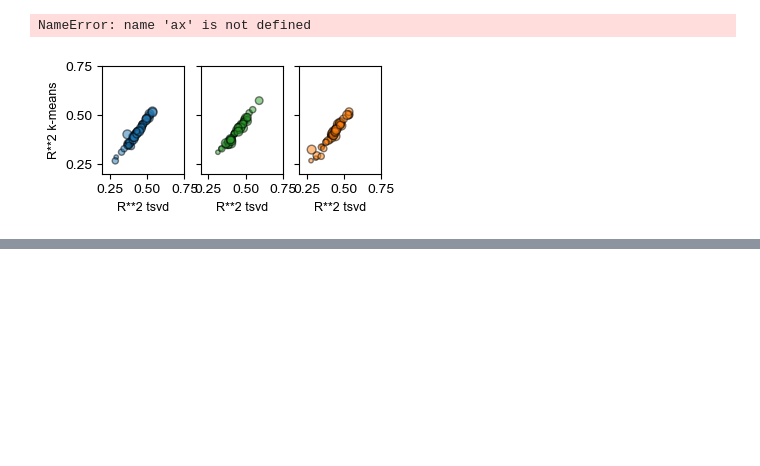
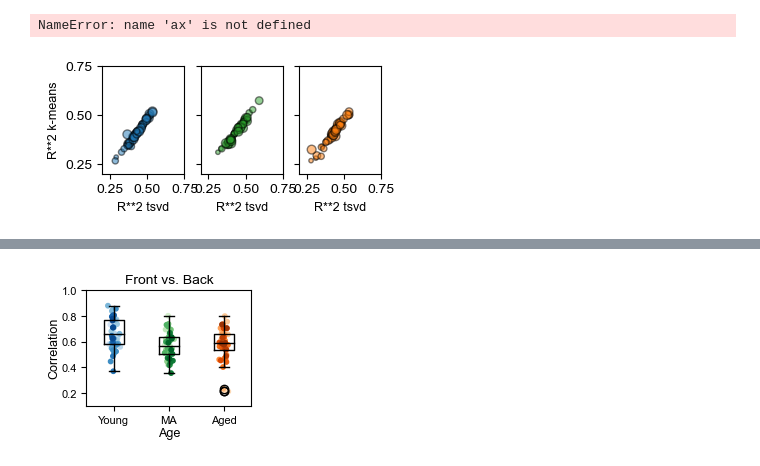
Before and after one commit to GiocomoLab/Herber2024, a Jupyter notebook: Figure S5.ipynb, the cells around one changed output, grey strips where cells are left out. Cells and saved outputs as stored; diff of their text form; code cells hidden in the pictures; blank space fills up the shorter version.

```diff
--- a/Figure S5.ipynb
+++ b/Figure S5.ipynb
@@ -1912,0 +2380,46 @@ p_grid_sessionyva = 0.27500702517903497
+# %%
+''' Plot Figure S5J'''
+
+nan_idx10grid = np.where((gridmultimapsesh.astype(bool) == 0))[0]
+
+# Adjust y_sind, ma_sind, age_sind for subsequent plots
+y_sind10grid = np.setdiff1d(y_sind, nan_idx10grid)
+ma_sind10grid = np.setdiff1d(ma_sind, nan_idx10grid)
+age_sind10grid = np.setdiff1d(age_sind, nan_idx10grid)
+
+# Adjust colormaps for grid plots
+yidx = []
+maidx = []
+aidx = []
+for i in nan_idx10grid:
+    yidx = np.append(yidx, np.where(y_sind == i)[0].astype(int))
+    maidx = np.append(maidx, np.where(ma_sind == i)[0].astype(int))
+    aidx = np.append(aidx, np.where(age_sind == i)[0].astype(int))
+
+col_session_young10grid = np.delete(col_session_young, list(yidx.astype(int)), axis = 0)
+col_session_ma10grid = np.delete(col_session_MA, list(maidx.astype(int)), axis = 0)
+col_session_old10grid = np.delete(col_session_old, list(aidx.astype(int)), axis = 0)
+col_session10grid = [col_session_young10grid, col_session_ma10grid, col_session_old10grid]
+
+labels = ['Young','MA','Aged']
+fig, ax = plt.subplots(1, 1, figsize=(2.125, 1.5), sharey = False)
+#f.suptitle('Grid Cell Session Network Similarity Matrix Correlation, Pooled by Age Group', fontsize=12)
+
+scorr_tog = [scorrfb[y_sind10grid],scorrfb[ma_sind10grid],scorrfb[age_sind10grid]]
+ax.boxplot(scorr_tog, widths = w, labels = labels, medianprops = dict(color = 'black'))
+ax.set_title('Front vs. Back', fontsize=10, pad=5)
+ax.set_xlabel('Age', fontsize=9, labelpad=1)
+ax.tick_params(labelsize=8)
+ax.set_ylabel('Correlation', fontsize=9, labelpad=1)
+ax.set_ylim([0.1,1.0])
+
+for i in range(len(scorr_tog)):
+    y = scorr_tog[i]
+    x = np.random.normal(i + 1, 0.04, len(y))
+    ax.scatter(x, y, color = col_session10grid[i], edgecolors = col_session10grid[i], alpha = 1, s = 10)
+
+#plt.savefig(save_folder + 'age_networksimfrontback_session.png', dpi=400, bbox_inches='tight')
+#plt.savefig(save_folder + 'age_networksimfrontback_session.svg', dpi=400, bbox_inches='tight')
+plt.show()
+# %% [output]
+[figure, added]
```
Also changed, not shown: parts of 95 cells of this notebook.
